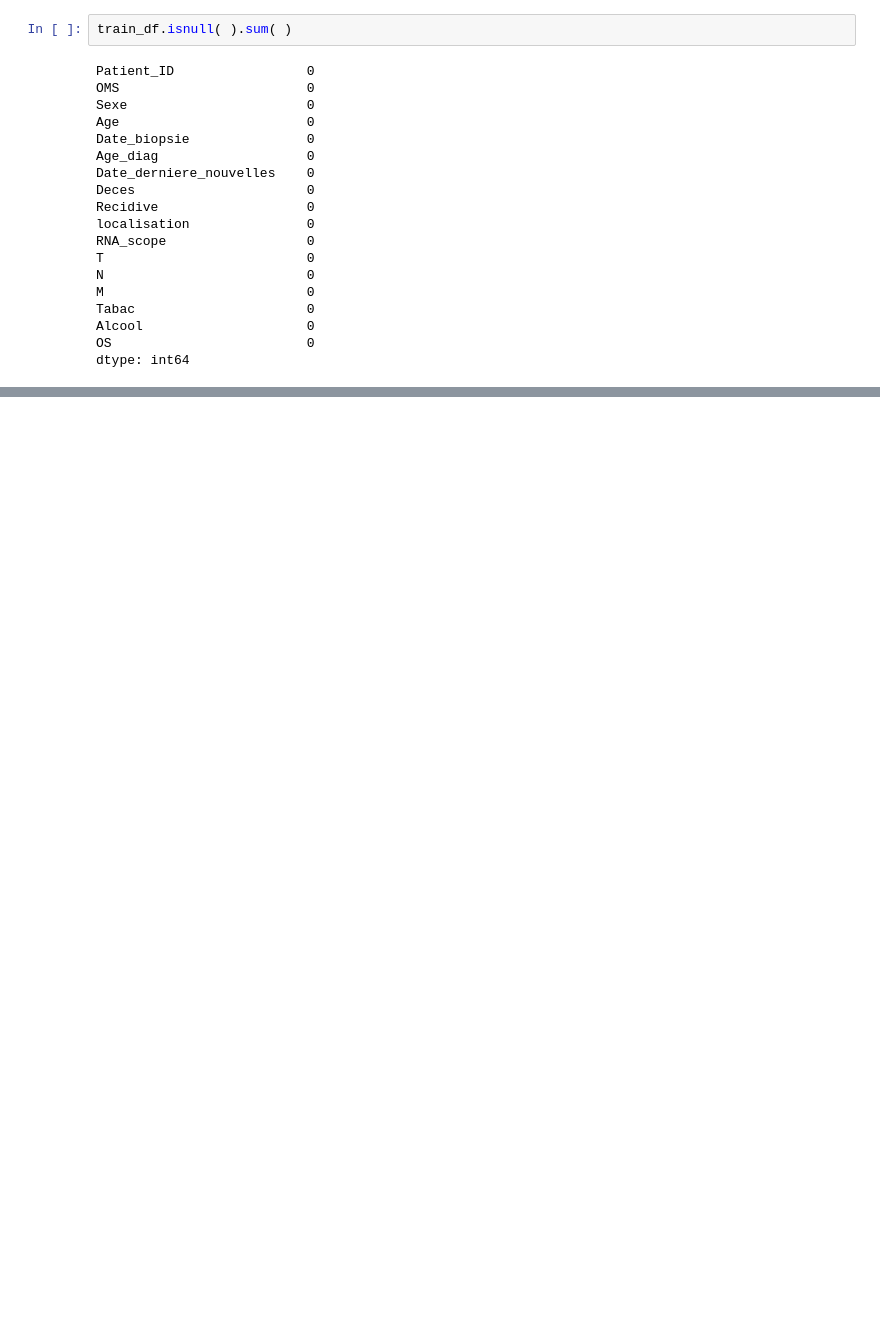
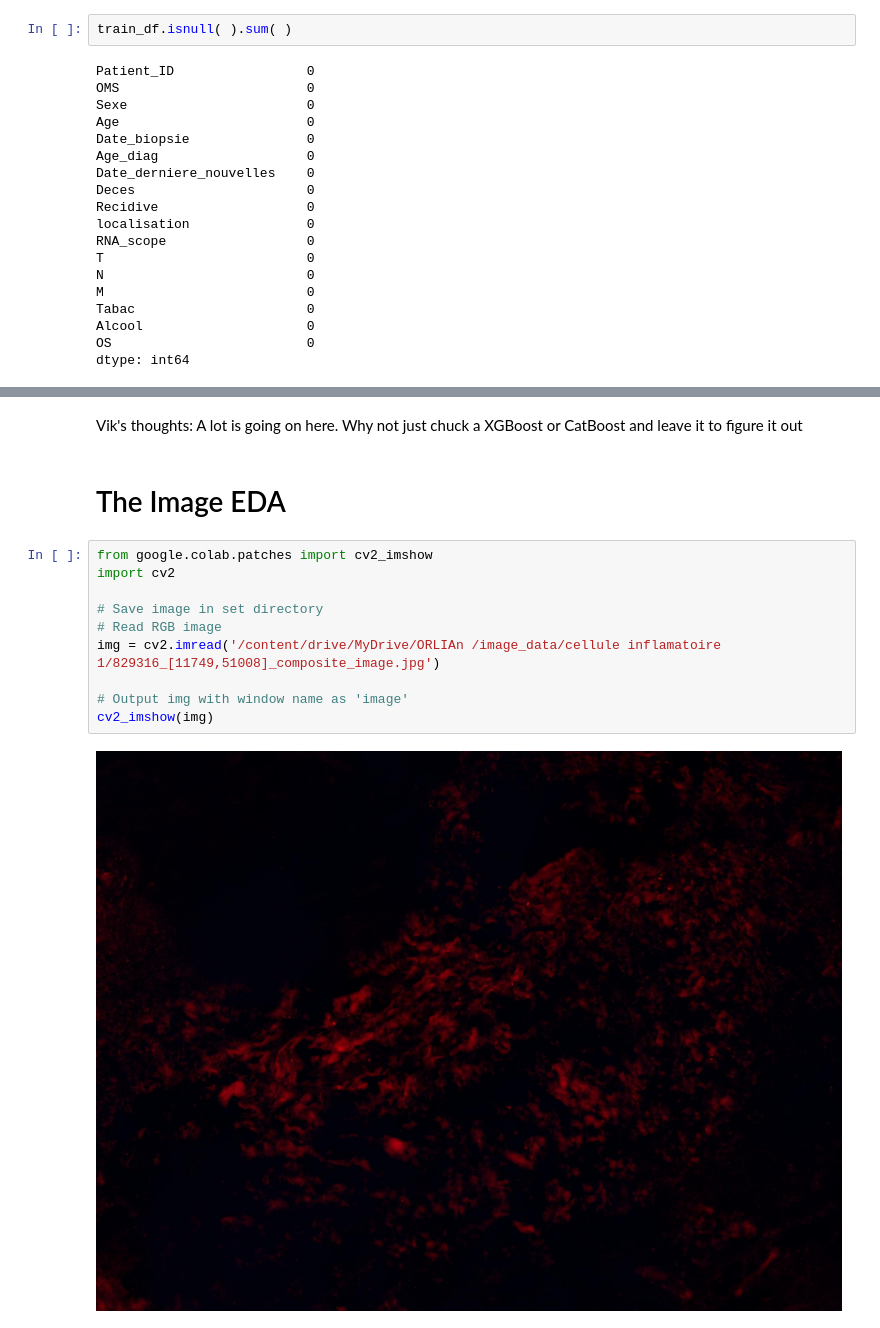
Before and after one commit to OmarOsman/ORLIAn-Source-Code, a Jupyter notebook: ORLIA.ipynb, the cells around one changed output, grey strips where cells are left out. Drawn from its saved outputs; the diff is of its cells as text; blank space fills up the shorter version.

```diff
--- a/ORLIA.ipynb
+++ b/ORLIA.ipynb
@@ -119,0 +143,16 @@ dtype: int64
+# %% [markdown]
+Vik's thoughts: A lot is going on here. Why not just chuck a XGBoost or CatBoost and leave it to figure it out
+# %% [markdown]
+# The Image EDA
+# %%
+from google.colab.patches import cv2_imshow
+import cv2
+
+# Save image in set directory
+# Read RGB image
+img = cv2.imread('/content/drive/MyDrive/ORLIAn /image_data/cellule inflamatoire 1/829316_[11749,51008]_composite_image.jpg')
+
+# Output img with window name as 'image'
+cv2_imshow(img)
+# %% [output]
+[figure, added]
```
Also changed, not shown: parts of 22 cells of this notebook.
